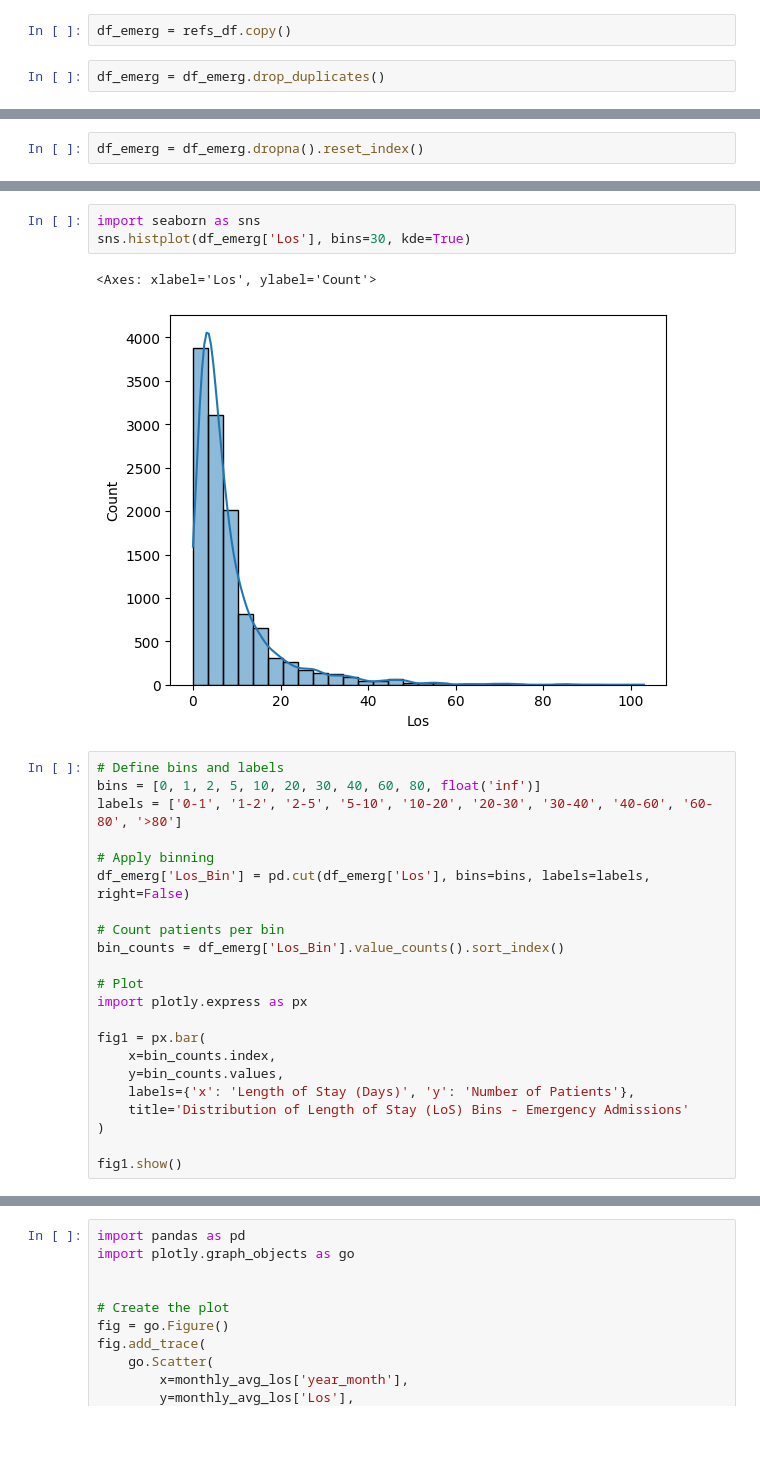
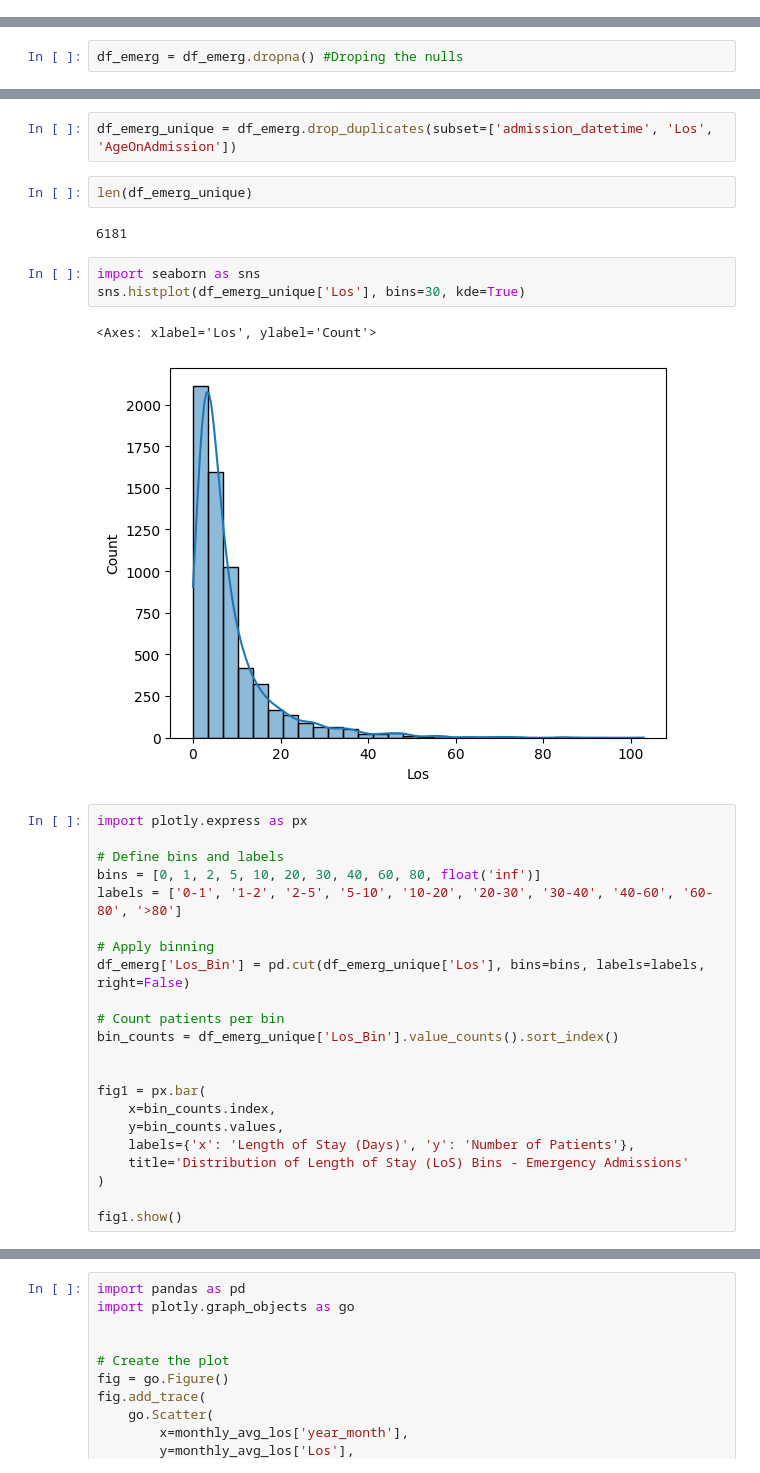
Before and after one commit to jawad-iqbal99/patient_length_of_stay, a Jupyter notebook: notebooks/LOS_EMERG.ipynb, the cells around one changed output, grey strips where cells are left out. Drawn from its saved outputs; the diff is of its cells as text; blank space fills up the shorter version.

```diff
--- a/notebooks/LOS_EMERG.ipynb
+++ b/notebooks/LOS_EMERG.ipynb
@@ -11,6 +13,2 @@ len(refs_df)
 # %% [output]
 12906
-# %%
-df_emerg = refs_df.copy()
-# %%
-df_emerg = df_emerg.drop_duplicates()
@@ -47,4 +36,4 @@ Chapter_Description         0
 IMD_Decile                  0
 dtype: int64
 # %%
-df_emerg = df_emerg.dropna().reset_index()
+df_emerg = df_emerg.dropna() #Droping the nulls
@@ -51,22 +49,28 @@ df_emerg = df_emerg.dropna().reset_index()
+# %%
+df_emerg_unique = df_emerg.drop_duplicates(subset=['admission_datetime', 'Los', 'AgeOnAdmission'])
+# %%
+len(df_emerg_unique)
+# %% [output]
+6181
 # %%
 import seaborn as sns
-sns.histplot(df_emerg['Los'], bins=30, kde=True)
+sns.histplot(df_emerg_unique['Los'], bins=30, kde=True)
 # %% [output]
 <Axes: xlabel='Los', ylabel='Count'>
-[figure, old version]
+[figure, new version]
 # %%
+import plotly.express as px
+
 # Define bins and labels
 bins = [0, 1, 2, 5, 10, 20, 30, 40, 60, 80, float('inf')]
 labels = ['0-1', '1-2', '2-5', '5-10', '10-20', '20-30', '30-40', '40-60', '60-80', '>80']
 
 # Apply binning
-df_emerg['Los_Bin'] = pd.cut(df_emerg['Los'], bins=bins, labels=labels, right=False)
+df_emerg['Los_Bin'] = pd.cut(df_emerg_unique['Los'], bins=bins, labels=labels, right=False)
 
 # Count patients per bin
-bin_counts = df_emerg['Los_Bin'].value_counts().sort_index()
+bin_counts = df_emerg_unique['Los_Bin'].value_counts().sort_index()
 
-# Plot
-import plotly.express as px
 
 fig1 = px.bar(
     x=bin_counts.index,
```
Also changed, not shown: parts of 43 cells of this notebook, 7 other files.
